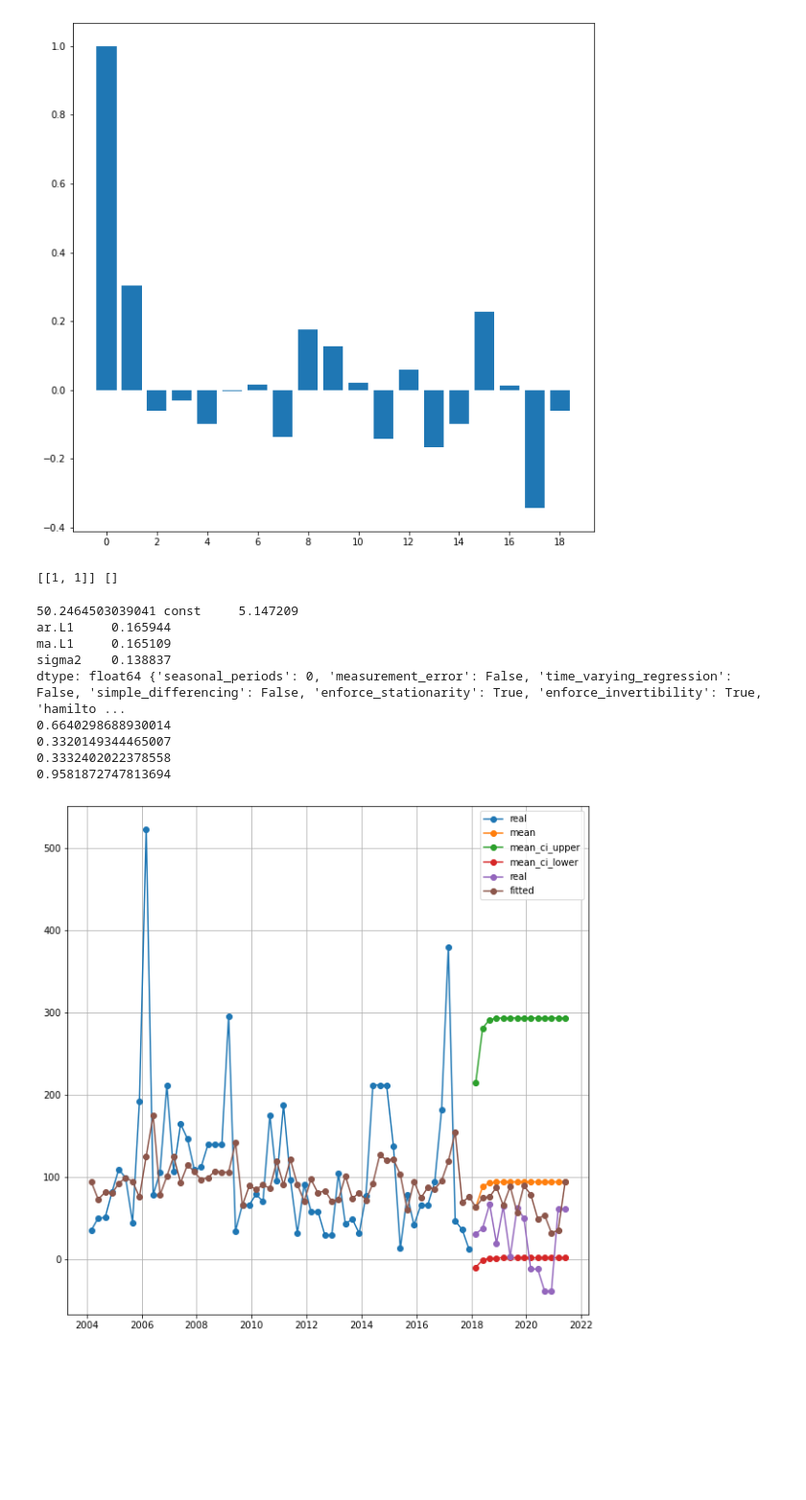
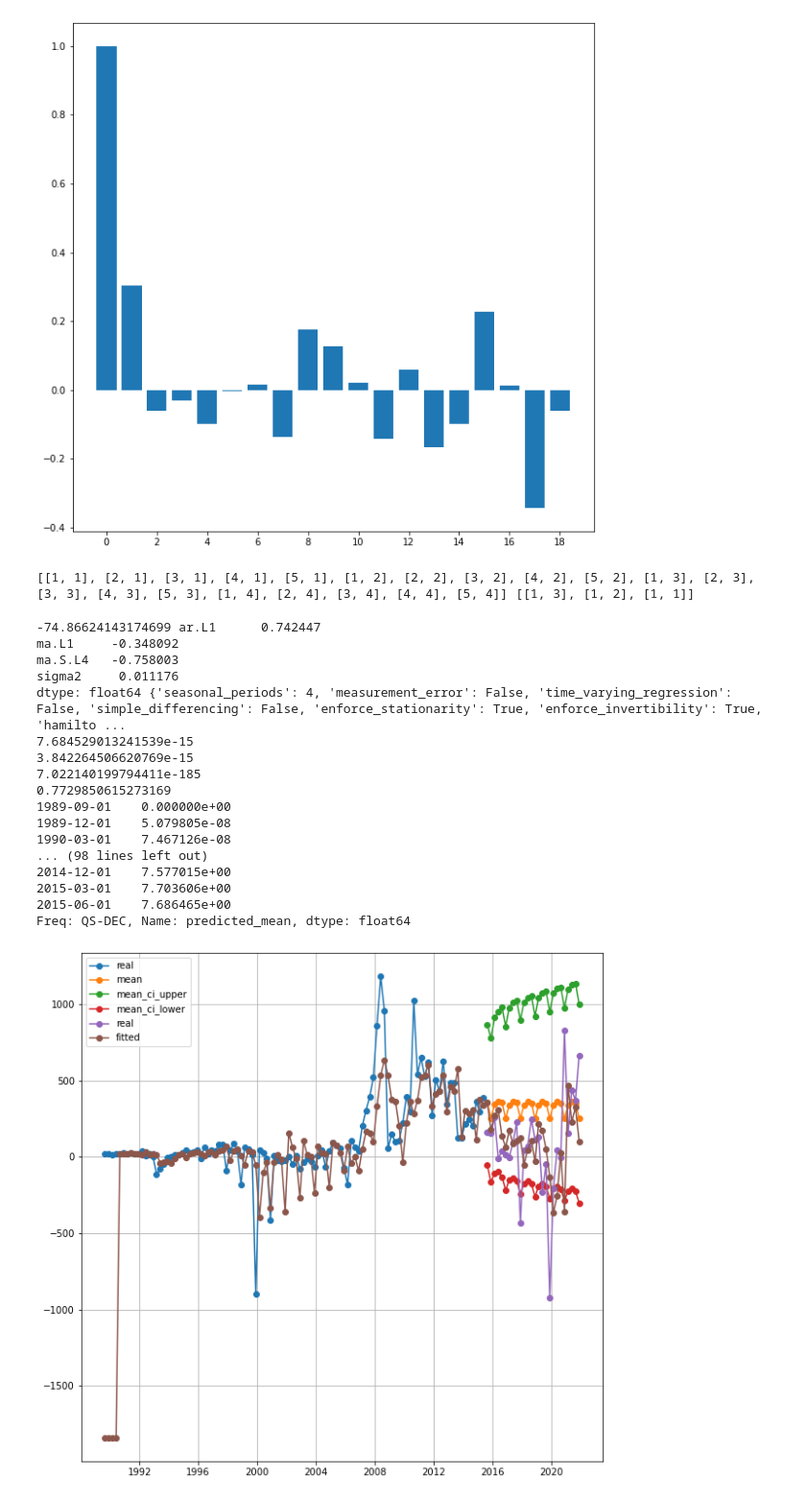
Before and after one commit to webclinic017/marketAnalyzer, a Jupyter notebook: analyzer/notebooks/ARIMA_Models.ipynb, the cells around one changed output. Shown at 96% size. Saved outputs shown, nothing was run; the diff lists cells and outputs as text; code cells hidden in the pictures; blank space fills up the shorter version.

Commit message:
arima predictions

```diff
--- a/analyzer/notebooks/ARIMA_Models.ipynb
+++ b/analyzer/notebooks/ARIMA_Models.ipynb
@@ -118,8 +118,9 @@ def crearYProbarModelo(serie_train,serie_test,ordenes=None,ordenesSeason=None,di
 # %%
 bd=bdStocks.getData()
-precios=bd.getPrizesByExchange(exchange,columnas=columnasPrecios)
-fundamentals=bd.getFundamentalsByExchange(exchange,bd=True,columnas=columnas)
+precios=bd.getDataByExchange("precios",exchange,columnas=columnasPrecios,bd=True)
+fundamentals=bd.getDataByExchange("fundamental",exchange,bd=False,columnas=columnas)
 indice=bd.getIndexPrizes(indiceName)
+#getsectors=False
 if getsectors:
     sectors=bd.getSectors(exchange)
     fundamentals["sector"]=fundamentals["stock"].transform(lambda t:sectors[t])
@@ -232,22 +243,18 @@ if posibleEstacionaridad and estacional:
 if posibleEstacionaridad:
     serie2=pd.Series(serie_train).diff(1).dropna()
     adf2=adfuller(serie2,maxlag=max_lag)
-    print(adf1,adf2)
+    print(adf1)
+    print(adf2)
 if posibleEstacionaridad and estacional:
-    for k in ["1%","5%"]:
-        if adf2[0]<adf1[4][k]:
-            if adf1[0]<adf1[4][k]:
-                if adf1[1]<0.005:
-                    diferenciacionEstacional=1
-
-                else:
-                    diferenciacion=1
-
-
-            else:
+    niveles=[0.0001,0.001,0.01,0.05,0.01]
+    for idx,nivel in enumerate(niveles[1:]):
+            print(nivel,idx)
+            if adf1[1]<nivel:
+                diferenciacionEstacional=1
+                break
+            elif adf2[1]<niveles[idx]:
                 diferenciacion=1
-
-            break
+                break
     if diferenciacion==0 and diferenciacionEstacional==0:
             serie3=pd.Series(serie1).diff(1).dropna()
             adf3=adfuller(serie3,maxlag=max_lag)
@@ -261,5 +268,5 @@ if posibleEstacionaridad and estacional:
 print(diferenciacion,diferenciacionEstacional)
 
 import matplotlib.pyplot as plt
-plt.plot(serie)
+#plt.plot(serie)
 # %% [output]
@@ -439,43 +447,52 @@ def reglas(serie_train,serie_test,estCorr,estPcorr,nivel_confianza,diferenciacio
 #diferenciacion=1
 modelos=reglas(serie_train,serie_test,estCorr,estPcorr,nivel_confianza,diferenciacion,diferenciacionEstacional)
 # %% [output]
-[[1, 1]] []
+[[1, 1], [2, 1], [3, 1], [4, 1], [5, 1], [1, 2], [2, 2], [3, 2], [4, 2], [5, 2], [1, 3], [2, 3], [3, 3], [4, 3], [5, 3], [1, 4], [2, 4], [3, 4], [4, 4], [5, 4]] [[1, 3], [1, 2], [1, 1]]
 # %%
 modelos.sort(key=lambda t:t.aicTotal)
 import matplotlib.pyplot as plt
 if transformar:
     serie_train1=serie_train.map(lambda x:(math.exp(x)+2*minimo))
     serie_test1=serie_test.map(lambda x:(math.exp(x)+2*minimo))
 else:
     serie_train1=serie_train
     serie_test1=serie_test
 
-for modelo in modelos:
-    print(modelo.aicTotal,modelo.modelo.params,modelo.modelo.specification)
+for modelo in modelos[:1]:
+    print(modelo.aicTotal,modelo.modelo.params,modelo.modelo.specification,modelo.modelo.mse)
     print(modelo.modelo.test_heteroskedasticity("breakvar",alternative= "two-sided")[0][1])
     print(modelo.modelo.test_heteroskedasticity("breakvar",alternative= "increasing")[0][1])
     print(modelo.modelo.test_normality(method="jarquebera")[0][1])
     u=(modelo.modelo.test_serial_correlation(method="ljungbox"))[0]
     print(np.mean(u[1]))
     dataframePred=modelo.modelo.get_forecast(len(serie_test1)).summary_frame()
     if transformar:
         dataframePred=dataframePred.applymap(lambda x:(math.exp(x)+2*minimo))
     dataframePred["real"]= serie_test1
     primero=modelo.modelo.fittedvalues
     segundo=modelo.modeloExtendido.fittedvalues
     if transformar:
              primero=primero.map(lambda x:(math.exp(x)+2*minimo))
              segundo=segundo.map(lambda x:(math.exp(x)+2*minimo))
 
     graficos.plot_forecast(serie_train1,dataframePred,pd.concat([primero,segundo]))
+    print(modelo.modelo.predict())
 # %% [output]
-50.2464503039041 const     5.147209
-ar.L1     0.165944
-ma.L1     0.165109
-sigma2    0.138837
-dtype: float64 {'seasonal_periods': 0, 'measurement_error': False, 'time_varying_regression': False, 'simple_differencing': False, 'enforce_stationarity': True, 'enforce_invertibility': True, 'hamilto ...
-0.6640298688930014
-0.3320149344465007
-0.3332402022378558
-0.9581872747813694
+-74.86624143174699 ar.L1      0.742447
+ma.L1     -0.348092
+ma.S.L4   -0.758003
+sigma2     0.011176
+dtype: float64 {'seasonal_periods': 4, 'measurement_error': False, 'time_varying_regression': False, 'simple_differencing': False, 'enforce_stationarity': True, 'enforce_invertibility': True, 'hamilto ...
+7.684529013241539e-15
+3.842264506620769e-15
+7.022140199794411e-185
+0.7729850615273169
+1989-09-01    0.000000e+00
+1989-12-01    5.079805e-08
+1990-03-01    7.467126e-08
+... (98 lines left out)
+2014-12-01    7.577015e+00
+2015-03-01    7.703606e+00
+2015-06-01    7.686465e+00
+Freq: QS-DEC, Name: predicted_mean, dtype: float64
-[figure, old version]
+[figure, new version]
```
Also changed, not shown: parts of 10 cells of this notebook, 19 other files.
